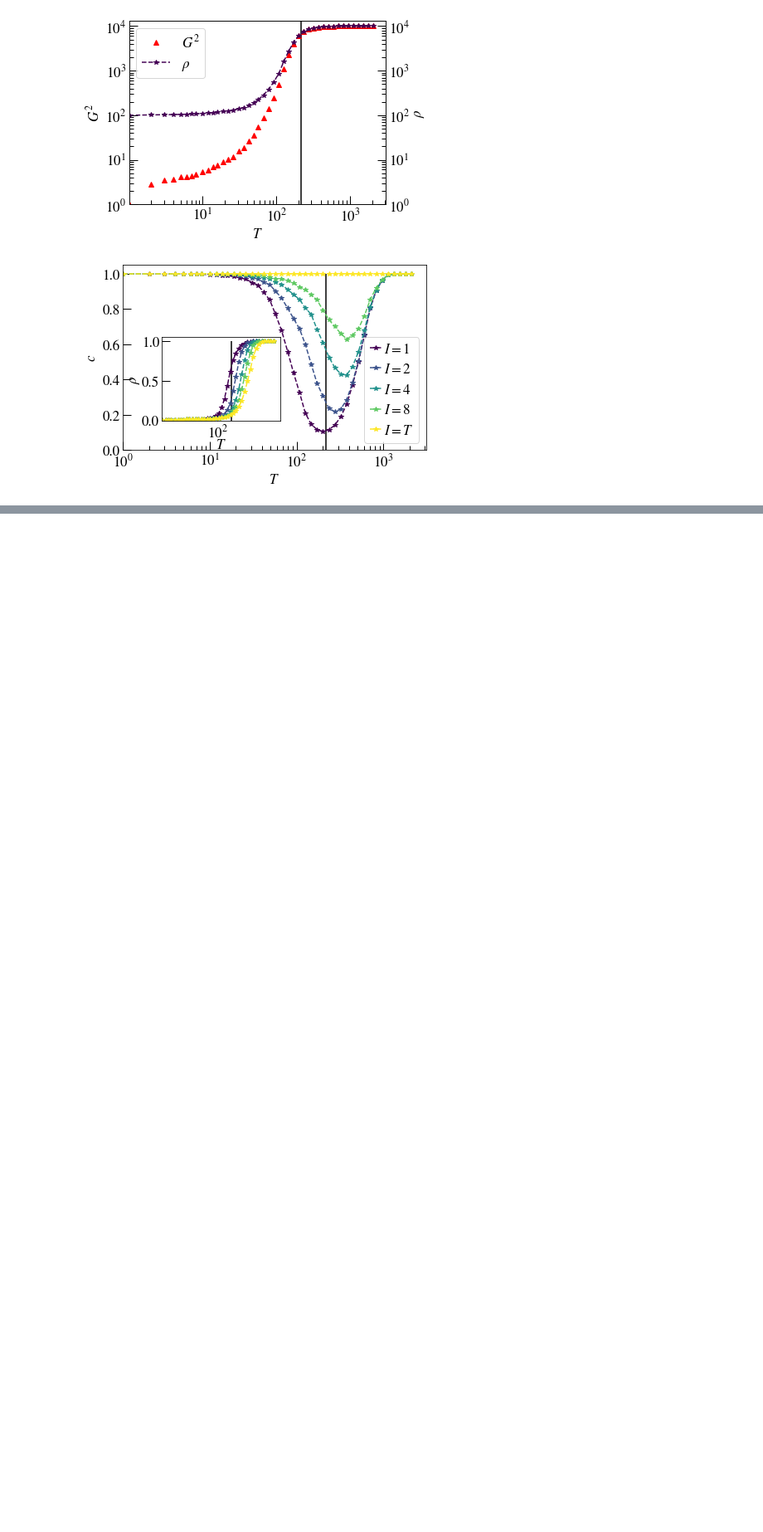
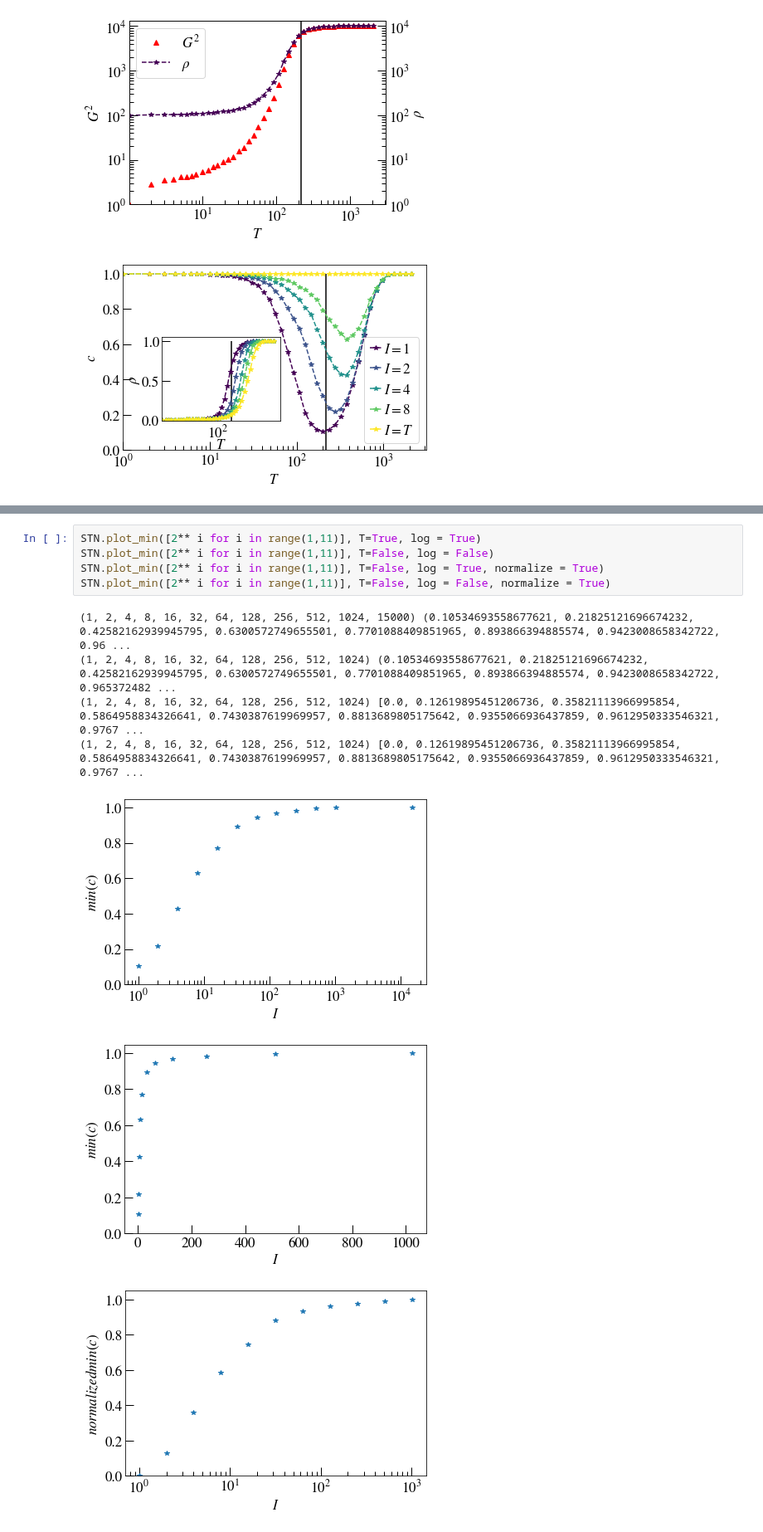
Before and after one commit to saemeon/SubTempNet, a Jupyter notebook: Simulations ER.ipynb, the cells around one changed output, grey strips where cells are left out. Shown at 83% size. Saved outputs shown, nothing was run; the diff lists cells and outputs as text; blank space fills up the shorter version.

```diff
--- a/Simulations ER.ipynb
+++ b/Simulations ER.ipynb
@@ -120,0 +139,13 @@ STN.plot_cA0AT(vline = vline[2:3],legend = legend, rho = inset)
+# %%
+STN.plot_min([2** i for i in range(1,11)], T=True, log = True)
+STN.plot_min([2** i for i in range(1,11)], T=False, log = False)
+STN.plot_min([2** i for i in range(1,11)], T=False, log = True, normalize = True)
+STN.plot_min([2** i for i in range(1,11)], T=False, log = False, normalize = True)
+# %% [output]
+(1, 2, 4, 8, 16, 32, 64, 128, 256, 512, 1024, 15000) (0.10534693558677621, 0.21825121696674232, 0.42582162939945795, 0.6300572749655501, 0.7701088409851965, 0.893866394885574, 0.9423008658342722, 0.96 ...
+(1, 2, 4, 8, 16, 32, 64, 128, 256, 512, 1024) (0.10534693558677621, 0.21825121696674232, 0.42582162939945795, 0.6300572749655501, 0.7701088409851965, 0.893866394885574, 0.9423008658342722, 0.965372482 ...
+(1, 2, 4, 8, 16, 32, 64, 128, 256, 512, 1024) [0.0, 0.12619895451206736, 0.35821113966995854, 0.5864958834326641, 0.7430387619969957, 0.8813689805175642, 0.9355066936437859, 0.9612950333546321, 0.9767 ...
+(1, 2, 4, 8, 16, 32, 64, 128, 256, 512, 1024) [0.0, 0.12619895451206736, 0.35821113966995854, 0.5864958834326641, 0.7430387619969957, 0.8813689805175642, 0.9355066936437859, 0.9612950333546321, 0.9767 ...
+[figure, added]
+[figure, added]
+[figure, added]
```
Also changed, not shown: parts of 8 cells of this notebook, 16 other files.
